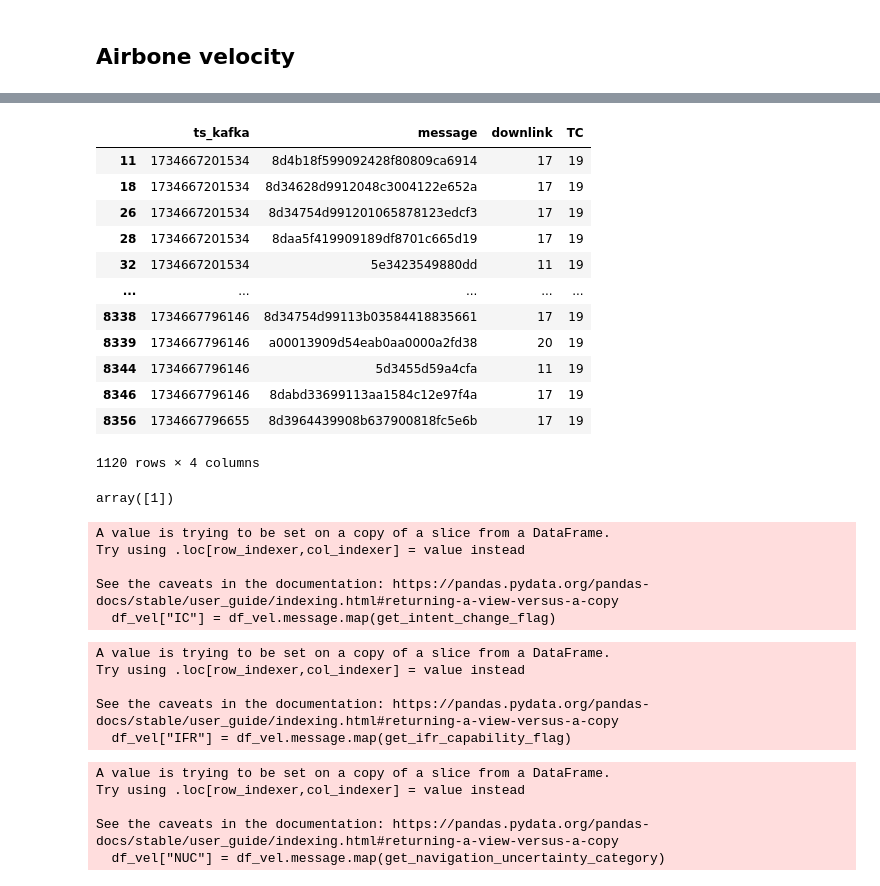
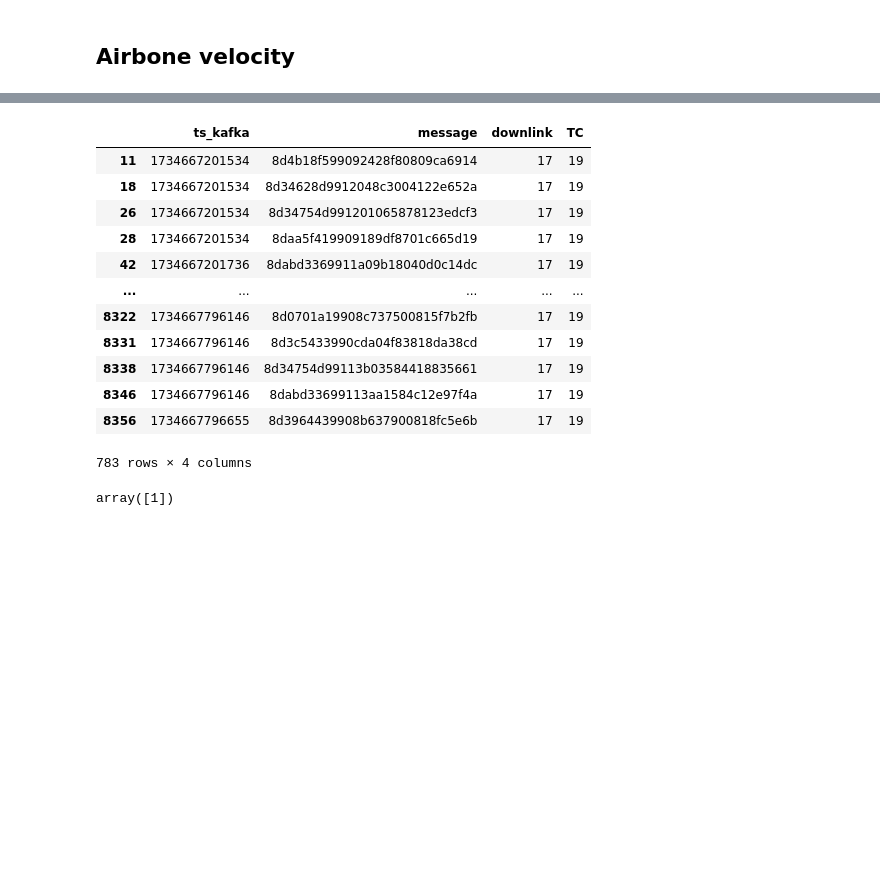
Before and after one commit to artemvarucm/PD2, a Jupyter notebook: aircraft_identification.ipynb, the cells around one changed output, grey strips where cells are left out. Cells and saved outputs as stored; diff of their text form; code cells hidden in the pictures; blank space fills up the shorter version.

```diff
--- a/aircraft_identification.ipynb
+++ b/aircraft_identification.ipynb
@@ -331,0 +327,5 @@ df["TC"].value_counts().sort_index().plot(kind="bar")
+# %%
+def encodeTC(hex):
+  return pms.bin2int(pms.hex2bin(hex)[32:37])
+df["TC"] = df.message.apply(encodeTC)
+df["TC"].value_counts().sort_index().plot(kind="bar")
@@ -332,22 +335,21 @@ df["TC"].value_counts().sort_index().plot(kind="bar")
 # %%
-df["TC"] = df.message.map(encodeTC)
 df_vel = df[df["TC"] == 19]
 df_vel = df_vel[df_vel["downlink"] == 17] # segun referencias, se necesita downlink 17
 df_vel
 # %% [output]
 |  | ts_kafka | message | downlink | TC |
 | 11 | 1734667201534 | 8d4b18f599092428f80809ca6914 | 17 | 19 |
 | 18 | 1734667201534 | 8d34628d9912048c3004122e652a | 17 | 19 |
 | 26 | 1734667201534 | 8d34754d991201065878123edcf3 | 17 | 19 |
 | 28 | 1734667201534 | 8daa5f419909189df8701c665d19 | 17 | 19 |
-| 32 | 1734667201534 | 5e3423549880dd | 11 | 19 |
+| 42 | 1734667201736 | 8dabd3369911a09b18040d0c14dc | 17 | 19 |
 | ... | ... | ... | ... | ... |
+| 8322 | 1734667796146 | 8d0701a19908c737500815f7b2fb | 17 | 19 |
+| 8331 | 1734667796146 | 8d3c5433990cda04f83818da38cd | 17 | 19 |
 | 8338 | 1734667796146 | 8d34754d99113b03584418835661 | 17 | 19 |
-| 8339 | 1734667796146 | a00013909d54eab0aa0000a2fd38 | 20 | 19 |
-| 8344 | 1734667796146 | 5d3455d59a4cfa | 11 | 19 |
 | 8346 | 1734667796146 | 8dabd33699113aa1584c12e97f4a | 17 | 19 |
 | 8356 | 1734667796655 | 8d3964439908b637900818fc5e6b | 17 | 19 |
-1120 rows × 4 columns
+783 rows × 4 columns
 # %%
 def get_subtype(hex):
     return pms.bin2int(pms.hex2bin(hex)[37:40])
@@ -361,34 +363,16 @@ def get_intent_change_flag(hex):
     return pms.bin2int(pms.hex2bin(hex)[40])
 
 df_vel["IC"] = df_vel.message.map(get_intent_change_flag)
-# %% [output]
-A value is trying to be set on a copy of a slice from a DataFrame.
-Try using .loc[row_indexer,col_indexer] = value instead
-
-See the caveats in the documentation: https://pandas.pydata.org/pandas-docs/stable/user_guide/indexing.html#returning-a-view-versus-a-copy
-  df_vel["IC"] = df_vel.message.map(get_intent_change_flag)
 # %%
 ## Instrument Flight Rules Capability Flag
 def get_ifr_capability_flag(hex):
     return pms.bin2int(pms.hex2bin(hex)[41])
 df_vel["IFR"] = df_vel.message.map(get_ifr_capability_flag)
-# %% [output]
-A value is trying to be set on a copy of a slice from a DataFrame.
-Try using .loc[row_indexer,col_indexer] = value instead
-
-See the caveats in the documentation: https://pandas.pydata.org/pandas-docs/stable/user_guide/indexing.html#returning-a-view-versus-a-copy
-  df_vel["IFR"] = df_vel.message.map(get_ifr_capability_flag)
 # %%
 ## Navigation Uncertainty Category for velocity
 def get_navigation_uncertainty_category(hex):
      return pms.bin2int(pms.hex2bin(hex)[42:45])
 df_vel["NUC"] = df_vel.message.map(get_navigation_uncertainty_category)
-# %% [output]
-A value is trying to be set on a copy of a slice from a DataFrame.
-Try using .loc[row_indexer,col_indexer] = value instead
-
-See the caveats in the documentation: https://pandas.pydata.org/pandas-docs/stable/user_guide/indexing.html#returning-a-view-versus-a-copy
-  df_vel["NUC"] = df_vel.message.map(get_navigation_uncertainty_category)
 # %%
 ## dataframe for each subtype
 df_vel_sb_1_2 = df_vel[(df_vel["ST"] == 1) | (df_vel["ST"] == 2)]
```
Also changed, not shown: parts of 11 cells of this notebook.
